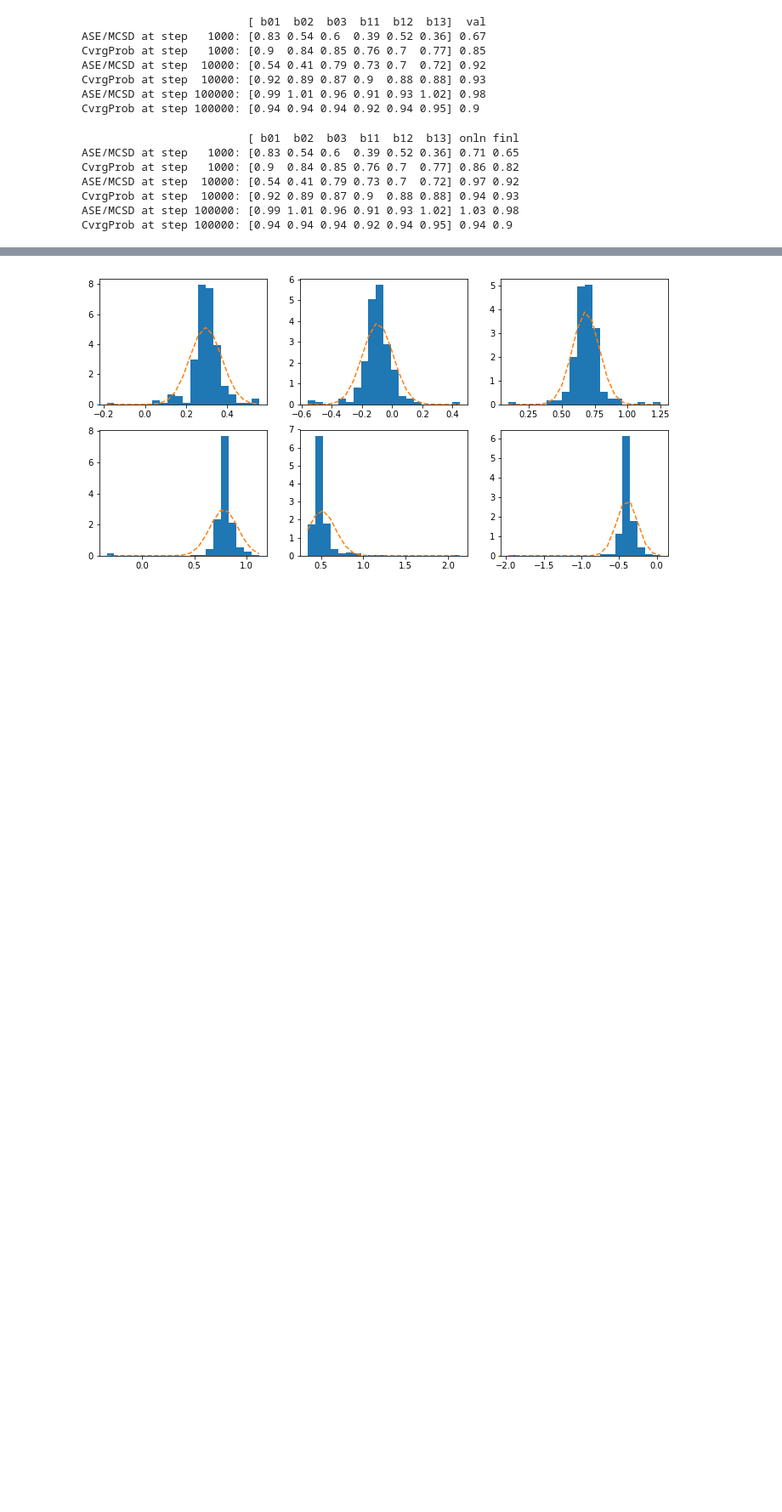
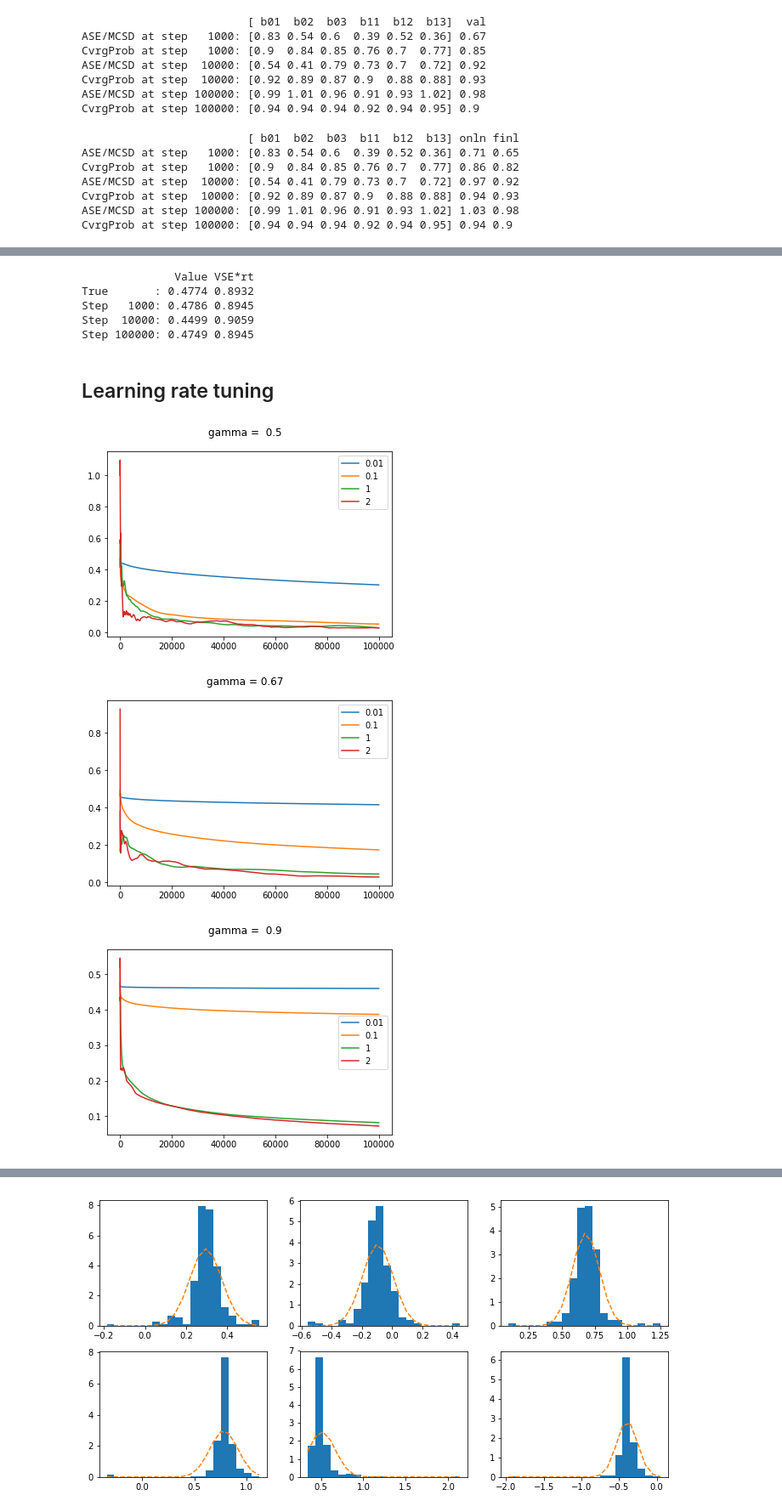
Before and after one commit to ideechy/Online-Decision-Making, a Jupyter notebook: ODMSGD.ipynb, the cells around one changed output, grey strips where cells are left out. Shown at 85% size. Saved outputs shown, nothing was run; the diff lists cells and outputs as text; code cells hidden in the pictures; blank space fills up the shorter version.

```diff
--- a/ODMSGD.ipynb
+++ b/ODMSGD.ipynb
@@ -23,6 +23,9 @@ def sigmoid(x):
 # %%
 def logit(A, X, beta):
     return(2 * sigmoid(u(A, X, beta)) - 1)
+# %%
+def logit01(A, X, beta):
+    return(sigmoid(u(A, X, beta)))
 # %%
 def gu(A, X, beta):
     return(np.vstack(((1 - A) * X.T, A * X.T)))
@@ -38,7 +41,7 @@ def LinearGenerator(n=1, X=None, A=None, generate_Y=False):
         assert X.shape[1] == p
         n = X.shape[0]
     if not generate_Y:
-        return(X)
+        return(X, A)
     elif A is not None:
         # if A not 0 or 1, raise error
         Y = u(A, X, beta_true) + np.random.normal(0, sigma, n)
@@ -103,7 +114,7 @@ def MSELoss(beta, O, gradient_only = False, return_second_moment = False):
         Hessian = gu_v.dot(gu_v.T)/n
         return((Sigma, Hessian))
 # %%
-def CELoss(beta, O, gradient_only = False, return_second_moment = False):
+def LogisticLoss(beta, O, gradient_only = False, return_second_moment = False):
     X, A, Y = O
     n = X.shape[0]
     lo = sigmoid(-Y * u(A, X, beta))
@@ -901,0 +932,24 @@ CvrgProb at step 100000: [0.94 0.94 0.94 0.92 0.94 0.95] 0.94 0.9
+# %%
+LogisticModel = model(mu = logit, generator = LogisticGenerator, loss = LogisticLoss,
+                      eps = eps, eps_inf = 0.05, alpha = 0.5, gamma = 0.501)
+
+N = 1000000
+X, _ = LogisticGenerator(N)
+A = np.random.binomial(1, 0.5, N)
+O = LogisticGenerator(N, X, A, True)
+_, H = LogisticLoss(beta_true, O, return_second_moment=True)
+epsilon = 0.05
+d = np.array(logit(1, X, beta_true) > logit(0, X, beta_true), dtype = float)
+pi = (1 - epsilon) * d + epsilon/2
+U0 = u(0, X, beta_true)
+U1 = u(1, X, beta_true)
+Y0 = (np.random.binomial(1, sigmoid(U0)) - 0.5) * 2
+Y1 = (np.random.binomial(1, sigmoid(U1)) - 0.5) * 2
+den0 = (1 + np.exp(Y0 * U0))**2
+den1 = (1 + np.exp(Y1 * U1))**2
+from scipy.linalg import block_diag
+S = block_diag(np.dot(X.T/(1-pi)/den0, X), np.dot(X.T/pi/den1, X))/(4 * N)
+H_inv = np.linalg.inv(H)
+V = np.dot(np.dot(H_inv, S), H_inv)
+val_true = np.mean(logit(d, X, beta_true))
+VV = 2/(2 - epsilon) - val_true**2
@@ -901,0 +1015,35 @@ CvrgProb at step 100000: [0.94 0.94 0.94 0.92 0.94 0.95] 0.94 0.9
+# %%
+print(' ' * 14 + 'Value VSE*rt')
+print('True       : {:6} {:6}'.format(round(val_true, 4), round(np.sqrt(VV), 4)))
+LogisticModel.Initialize()
+np.random.seed(2)
+for T in [1000, 9000, 90000]:
+    LogisticModel.SGD(T)
+    print('Step {:6}: {:6} {:6}'.format(LogisticModel.step,
+        np.round(LogisticModel.val_hat, 4),
+        np.round(LogisticModel.vse_hat * np.sqrt(LogisticModel.step), 4)))
+# %% [output]
+              Value VSE*rt
+True       : 0.4774 0.8932
+Step   1000: 0.4786 0.8945
+Step  10000: 0.4499 0.9059
+Step 100000: 0.4749 0.8945
+# %% [markdown]
+## Learning rate tuning
+# %%
+for gamma in [0.501, 2/3, 0.9]:
+    fig = plt.figure()
+    fig.suptitle("gamma = {:4}".format(round(gamma, 2)))
+    for alpha in [0.01, 0.1, 1, 2]:
+        LogisticModel = model(mu = logit, generator = LogisticGenerator, loss = LogisticLoss,
+                              eps = eps, eps_inf = 0.05, alpha = alpha, gamma = gamma)
+        LogisticModel.Initialize()
+        LogisticModel.SGD(100000)
+        MAE = [np.mean(np.abs(beta-beta_true)) for beta in LogisticModel.beta_bar_log[1:]]
+        plt.plot(MAE, label = str(alpha))
+    plt.legend()
+    plt.show()
+# %% [output]
+[figure, added]
+[figure, added]
+[figure, added]
```
Also changed, not shown: parts of 45 cells of this notebook, 6 other files.
